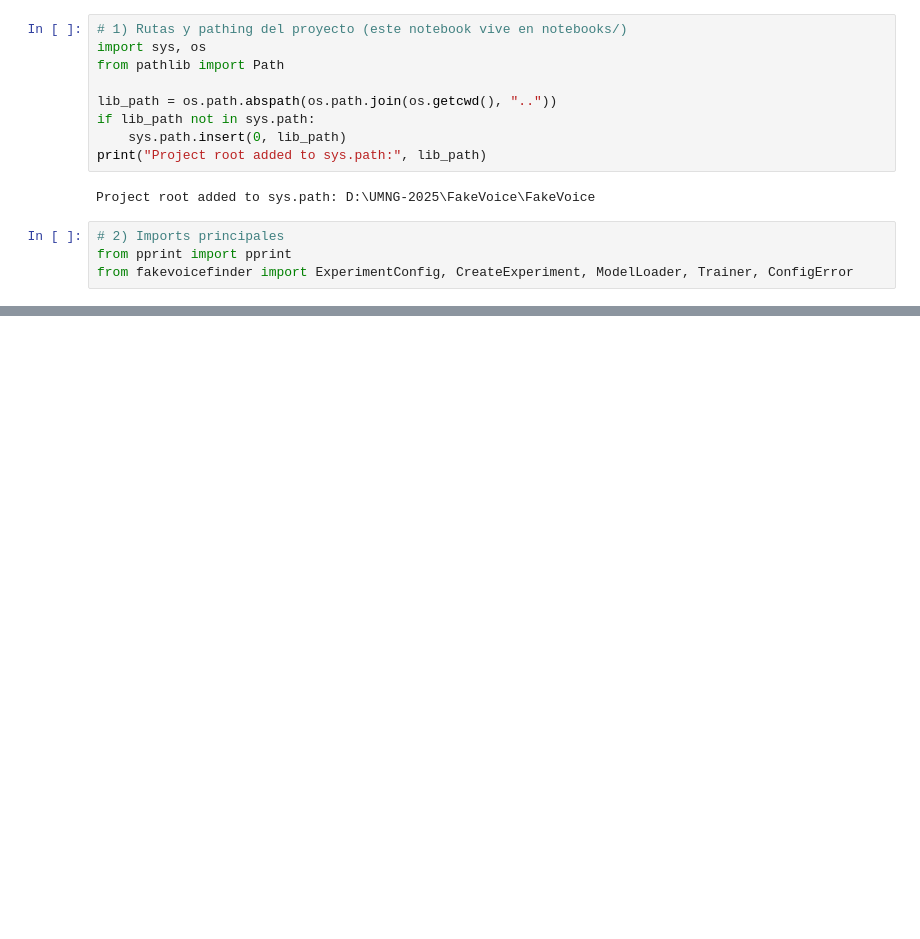
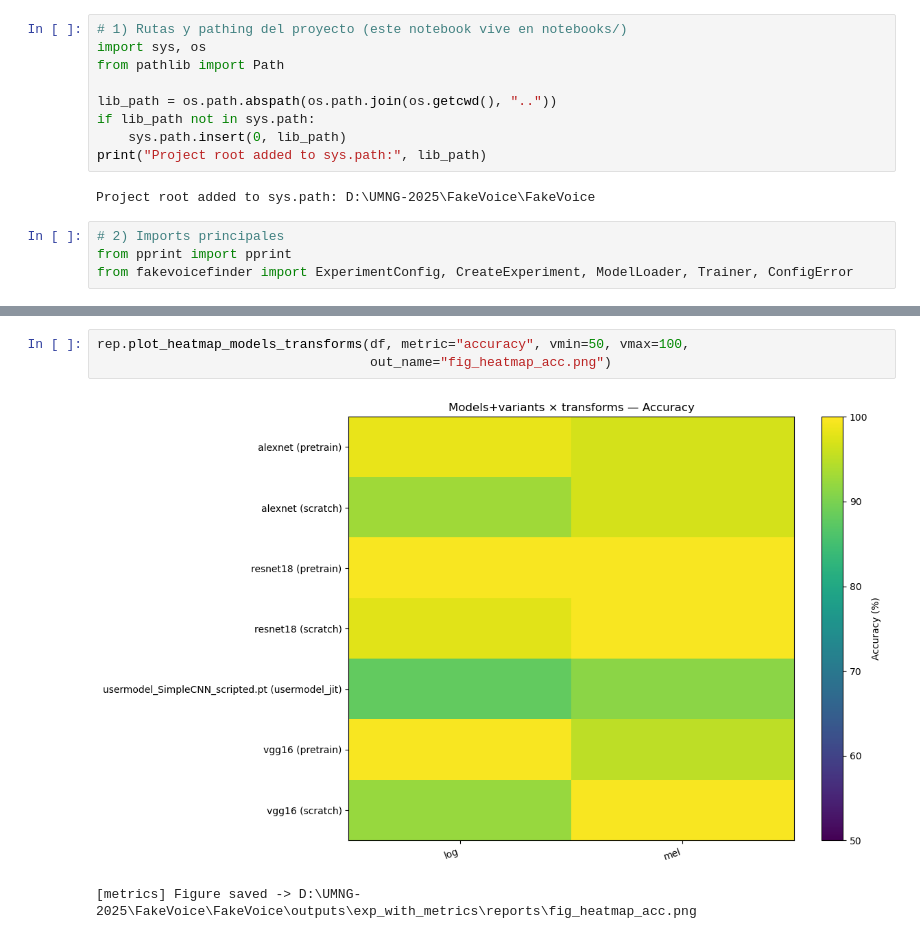
Before and after one commit to DEEP-CGPS/FakeVoiceFinder, a Jupyter notebook: notebooks/Example_basic_experiment.ipynb, the cells around one changed output, grey strips where cells are left out. Cells and saved outputs as stored; diff of their text form; blank space fills up the shorter version.

```diff
--- a/notebooks/Example_basic_experiment.ipynb
+++ b/notebooks/Example_basic_experiment.ipynb
@@ -176,0 +243,6 @@ Best checkpoints stored in: D:/UMNG-2025/FakeVoice/FakeVoice/outputs/exp_bench_v
+# %%
+rep.plot_heatmap_models_transforms(df, metric="accuracy", vmin=50, vmax=100,
+                                   out_name="fig_heatmap_acc.png")
+# %% [output]
+[figure, added]
+[metrics] Figure saved -> D:\UMNG-2025\FakeVoice\FakeVoice\outputs\exp_with_metrics\reports\fig_heatmap_acc.png
```
Also changed, not shown: parts of 9 cells of this notebook.
